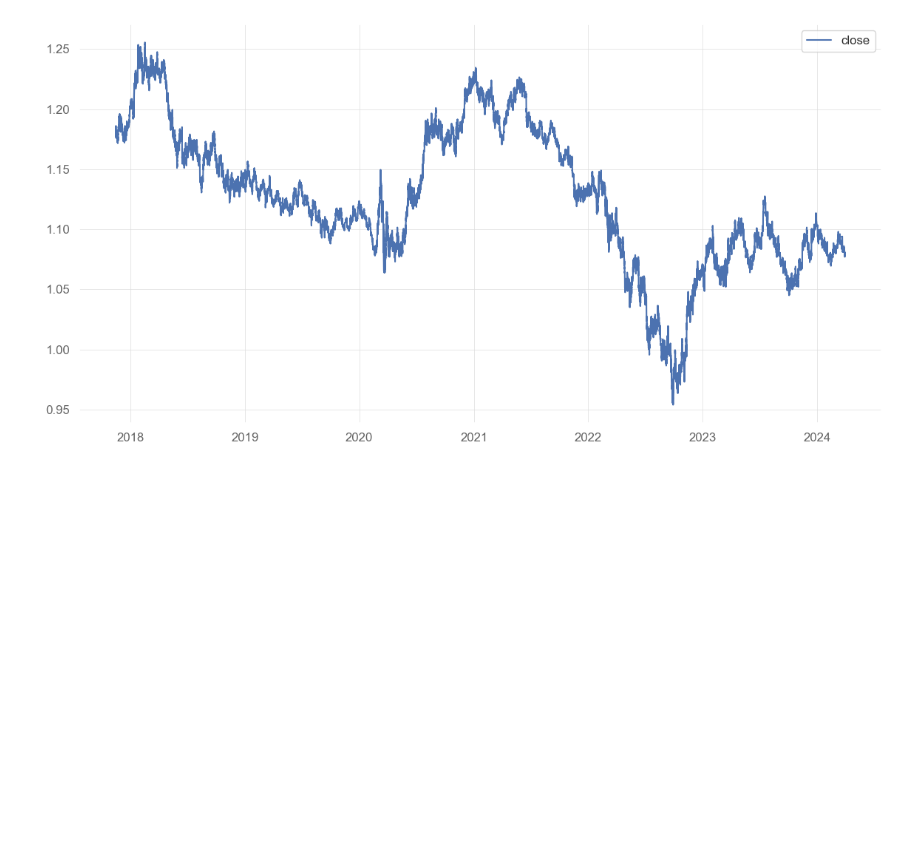
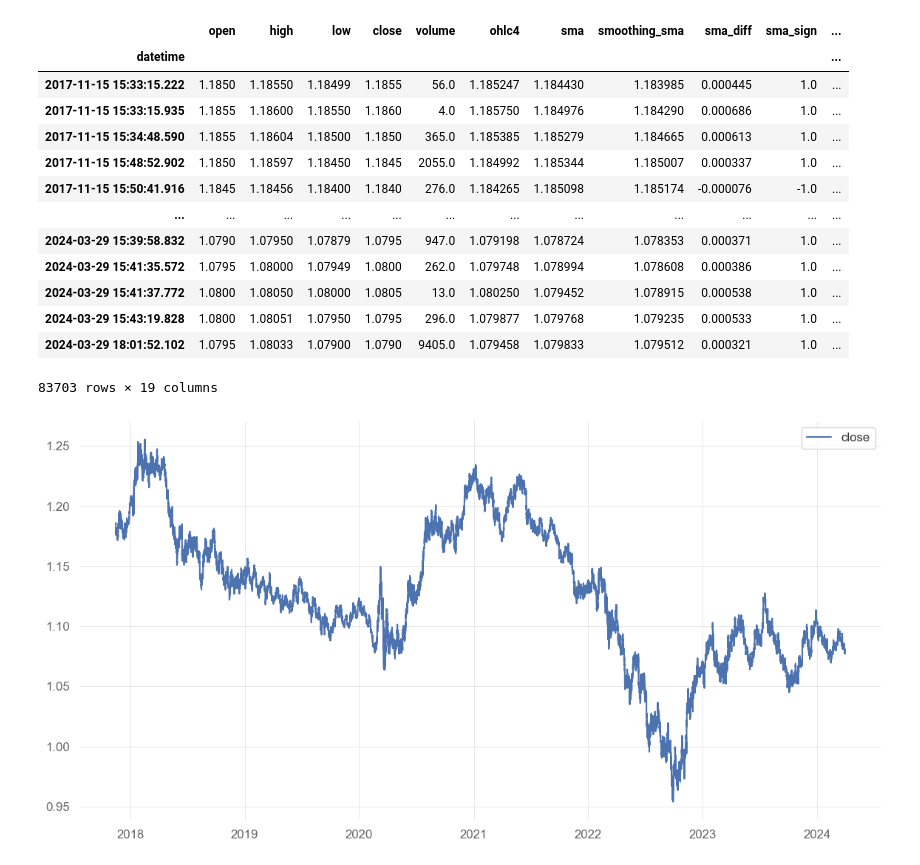
Before and after one commit to lilfetz22/gym-anytrading, a Jupyter notebook: examples/customizing_ppo.ipynb, the cells around one changed output. Cells and saved outputs as stored; diff of their text form; code cells hidden in the pictures; blank space fills up the shorter version.

Commit message:
updated the code so that the data doesn't get created by the environment, but in the cells before with all the necessary columns

```diff
--- a/examples/customizing_ppo.ipynb
+++ b/examples/customizing_ppo.ipynb
@@ -32,4 +31,5 @@ name = 'FOREX_EURUSD_RENKO'
 # base_dir = os.path.dirname(os.path.abspath(__file__))
 path = "C:/Users/WilliamFetzner/Documents/Trading/gym-anytrading/gym_anytrading/datasets/data/renko_full_data_50.csv"
 # path = os.path.join(base_dir, '.csv')
-FOREX_EURUSD_RENKO = pd.read_csv(path, parse_dates=True, index_col='datetime')
+pre_FOREX_EURUSD_RENKO = pd.read_csv(path, parse_dates=True, index_col='datetime')
+FOREX_EURUSD_RENKO = fx.add_cols(pre_FOREX_EURUSD_RENKO, 4, 4, bbw_period=20)
@@ -36,3 +57,22 @@ FOREX_EURUSD_RENKO = pd.read_csv(path, parse_dates=True, index_col='datetime')
+# %%
+# drop na rows
+FOREX_EURUSD_RENKO.dropna(inplace=True)
+FOREX_EURUSD_RENKO
+# %% [output]
+|  | open | high | low | close | volume | ohlc4 | sma | smoothing_sma | sma_diff | sma_sign | ... |
+| datetime |  |  |  |  |  |  |  |  |  |  | ... |
+| 2017-11-15 15:33:15.222 | 1.1850 | 1.18550 | 1.18499 | 1.1855 | 56.0 | 1.185247 | 1.184430 | 1.183985 | 0.000445 | 1.0 | ... |
+| 2017-11-15 15:33:15.935 | 1.1855 | 1.18600 | 1.18550 | 1.1860 | 4.0 | 1.185750 | 1.184976 | 1.184290 | 0.000686 | 1.0 | ... |
+| 2017-11-15 15:34:48.590 | 1.1855 | 1.18604 | 1.18500 | 1.1850 | 365.0 | 1.185385 | 1.185279 | 1.184665 | 0.000613 | 1.0 | ... |
+| 2017-11-15 15:48:52.902 | 1.1850 | 1.18597 | 1.18450 | 1.1845 | 2055.0 | 1.184992 | 1.185344 | 1.185007 | 0.000337 | 1.0 | ... |
+| 2017-11-15 15:50:41.916 | 1.1845 | 1.18456 | 1.18400 | 1.1840 | 276.0 | 1.184265 | 1.185098 | 1.185174 | -0.000076 | -1.0 | ... |
+| ... | ... | ... | ... | ... | ... | ... | ... | ... | ... | ... | ... |
+| 2024-03-29 15:39:58.832 | 1.0790 | 1.07950 | 1.07879 | 1.0795 | 947.0 | 1.079198 | 1.078724 | 1.078353 | 0.000371 | 1.0 | ... |
+| 2024-03-29 15:41:35.572 | 1.0795 | 1.08000 | 1.07949 | 1.0800 | 262.0 | 1.079748 | 1.078994 | 1.078608 | 0.000386 | 1.0 | ... |
+| 2024-03-29 15:41:37.772 | 1.0800 | 1.08050 | 1.08000 | 1.0805 | 13.0 | 1.080250 | 1.079452 | 1.078915 | 0.000538 | 1.0 | ... |
+| 2024-03-29 15:43:19.828 | 1.0800 | 1.08051 | 1.07950 | 1.0795 | 296.0 | 1.079877 | 1.079768 | 1.079235 | 0.000533 | 1.0 | ... |
+| 2024-03-29 18:01:52.102 | 1.0795 | 1.08033 | 1.07900 | 1.0790 | 9405.0 | 1.079458 | 1.079833 | 1.079512 | 0.000321 | 1.0 | ... |
+83703 rows × 19 columns
 # %%
 # plot the close price over time
 plt.figure(figsize=(14, 7))
```
Also changed, not shown: parts of 9 cells of this notebook.
